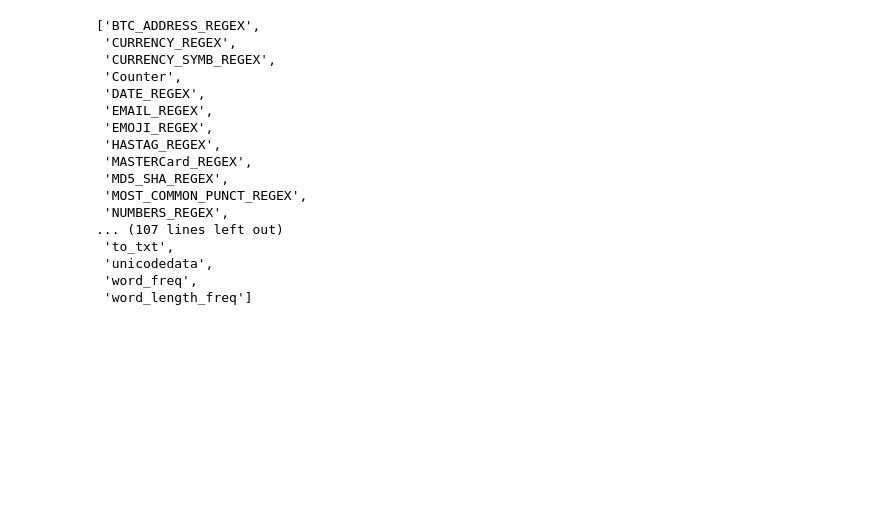
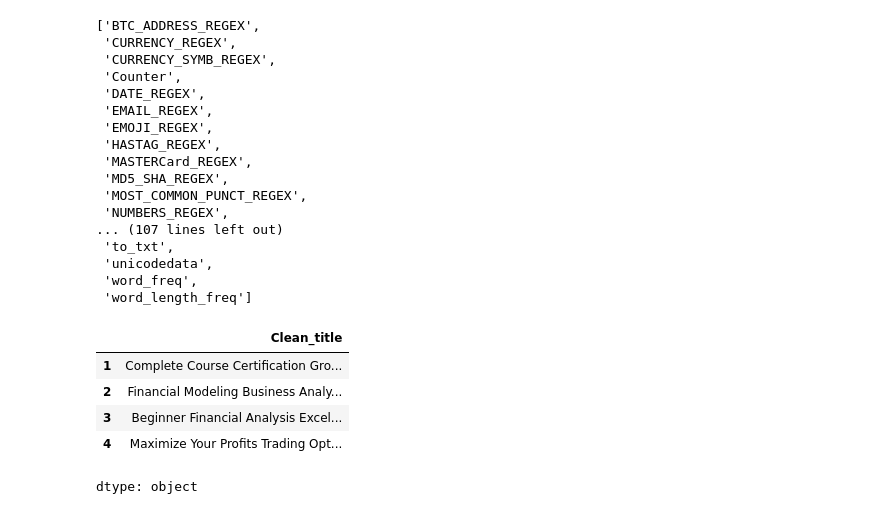
Before and after one commit to AAdewunmi/Online-Course-Recommendation-App-Project, a Jupyter notebook: EDA_On_UdemyDataset.ipynb, the cells around one changed output. Cells and saved outputs as stored; diff of their text form; code cells hidden in the pictures; blank space fills up the shorter version.

Commit message:
Clean course titles by removing short words and preview

```diff
--- a/EDA_On_UdemyDataset.ipynb
+++ b/EDA_On_UdemyDataset.ipynb
@@ -778,3 +778,15 @@ dir(nfx)
  'unicodedata',
  'word_freq',
  'word_length_freq']
+# %%
+# Clean course titles by removing short words and preview
+
+df['Clean_title'] = df['course_title'].apply(nfx.remove_shortwords)
+df['Clean_title'].iloc[1:5]
+# %% [output]
+|  | Clean_title |
+| 1 | Complete Course Certification Gro... |
+| 2 | Financial Modeling Business Analy... |
+| 3 | Beginner Financial Analysis Excel... |
+| 4 | Maximize Your Profits Trading Opt... |
+dtype: object
```
